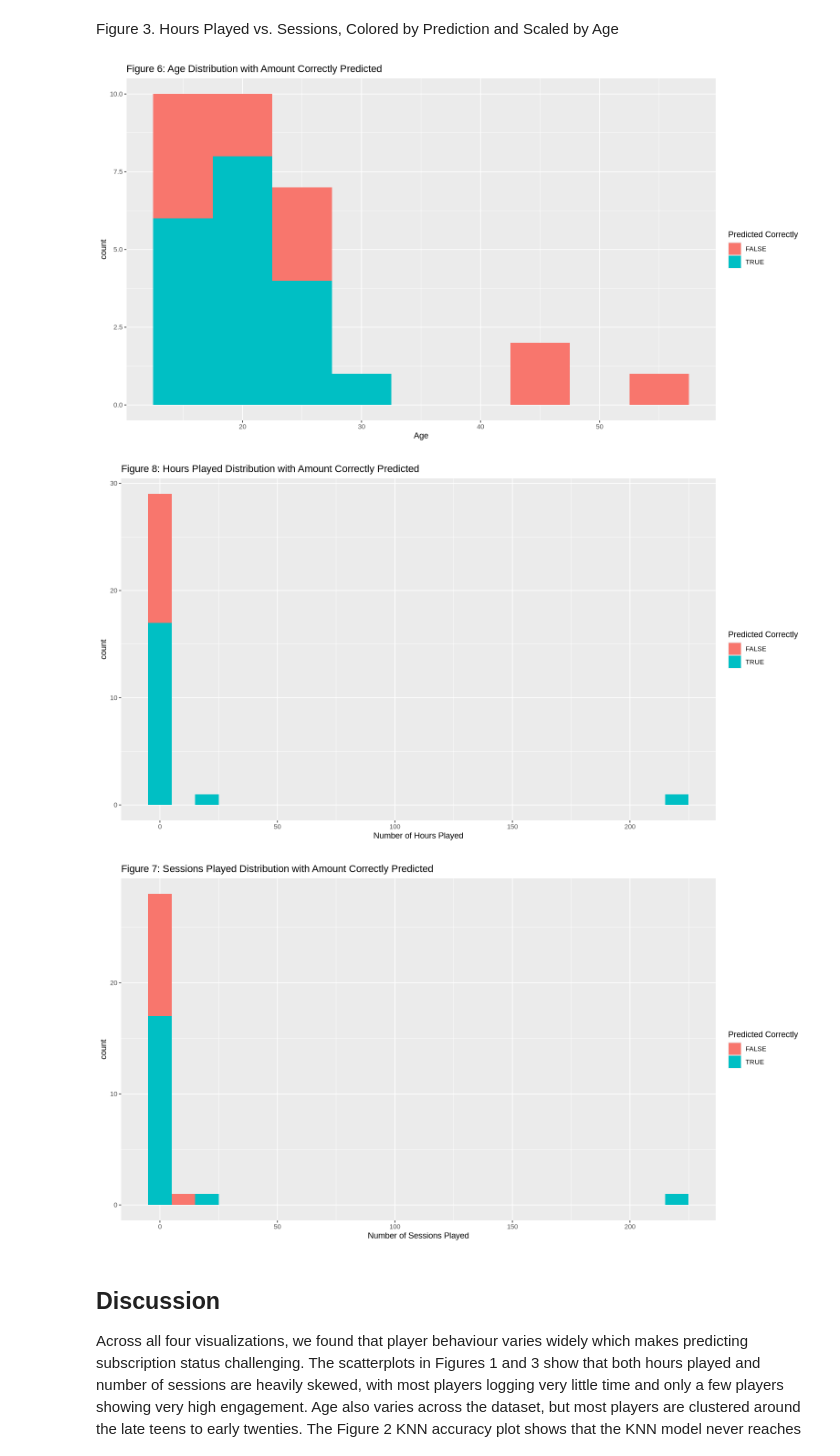
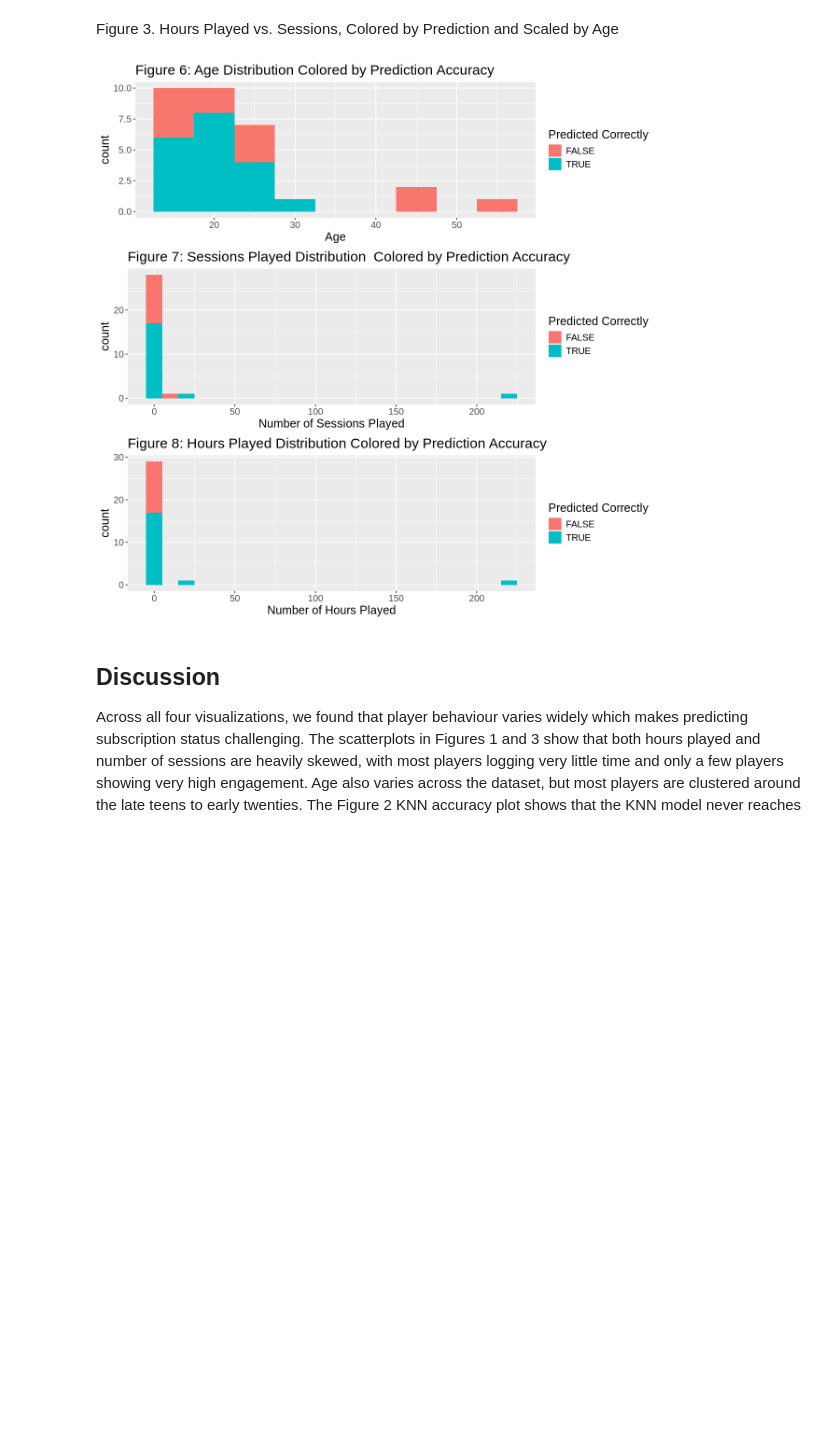
Before and after one commit to kendra2070/group_project, a Jupyter notebook: project_16.ipynb, the cells around one changed output. Drawn from its saved outputs; the diff is of its cells as text; code cells hidden in the pictures; blank space fills up the shorter version.

```diff
--- a/project_16.ipynb
+++ b/project_16.ipynb
@@ -284,32 +284,32 @@ Figure 3. Hours Played vs. Sessions, Colored by Prediction and Scaled by Age
 # %%
 preformance_age <- data_for_plot |>
     ggplot(aes(x = age, fill = predicted_correct)) +
     geom_histogram(binwidth = 5) +
     labs(x = "Age",
          fill = "Predicted Correctly") +
-    ggtitle("Figure 6: Age Distribution Colored by Prediction Accuracy")
+    ggtitle("Figure 6: Age Distribution Colored by Prediction Accuracy") +
+    theme(text = element_text(size = 15))
 
 preformance_sessions <- data_for_plot |>
     ggplot(aes(x = sessions_played, fill = predicted_correct)) +
     geom_histogram(binwidth = 10) +
     labs(x = "Number of Sessions Played",
          fill = "Predicted Correctly") +
-    ggtitle("Figure 7: Sessions Played Distribution  Colored by Prediction Accuracy")
+    ggtitle("Figure 7: Sessions Played Distribution  Colored by Prediction Accuracy") +
+    theme(text = element_text(size = 15))
 
 preformance_hours <- data_for_plot |>
     ggplot(aes(x = played_hours, fill = predicted_correct)) +
     geom_histogram(binwidth = 10) +
     labs(x = "Number of Hours Played",
          fill = "Predicted Correctly") +
-    ggtitle("Figure 8: Hours Played Distribution Colored by Prediction Accuracy")
+    ggtitle("Figure 8: Hours Played Distribution Colored by Prediction Accuracy")+
+    theme(text = element_text(size = 15))
 
-preformance_age
-preformance_hours
-preformance_sessions
+options(repr.plot.width = 10, repr.plot.height = 10)
+plot_grid(preformance_age, preformance_sessions, preformance_hours, nrow = 3)
 # %% [output]
-[figure, old version]
+[figure, new version]
-[figure, removed]
-[figure, removed]
 # %% [markdown]
 ## Discussion
 
```
Also changed, not shown: parts of 6 cells of this notebook.
